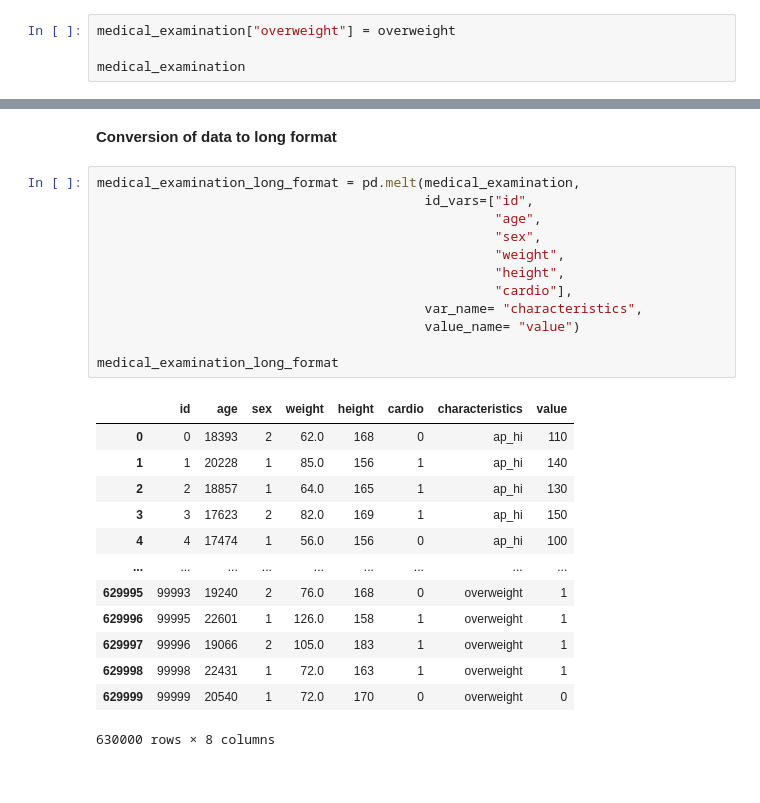
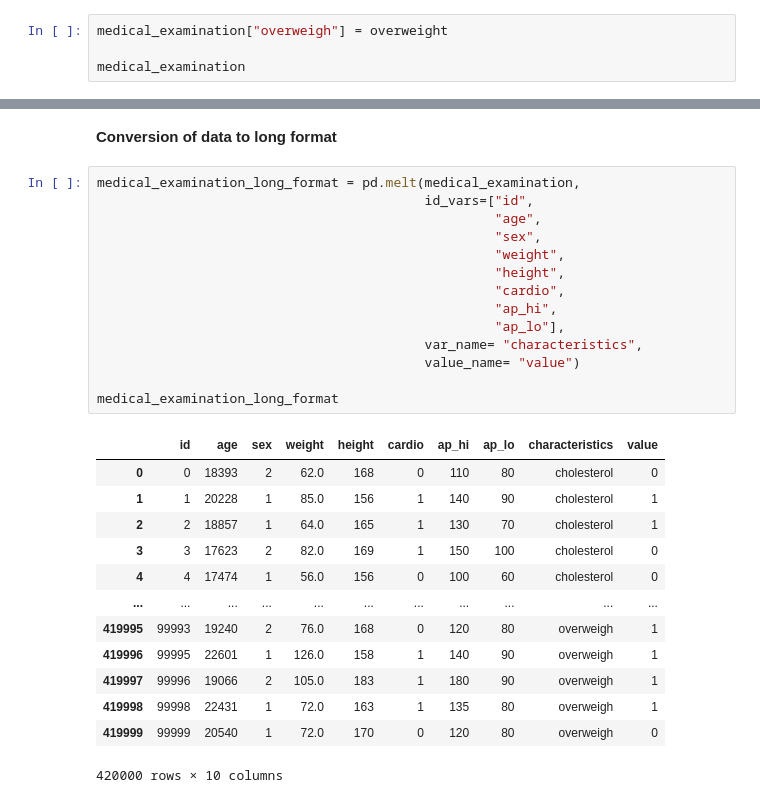
Before and after one commit to Gaspar99/Medical-Data-Visualizer, a Jupyter notebook: Medical Data Visualizer.ipynb, the cells around one changed output, grey strips where cells are left out. Cells and saved outputs as stored; diff of their text form.

```diff
--- a/Medical Data Visualizer.ipynb
+++ b/Medical Data Visualizer.ipynb
@@ -42,5 +57,5 @@ overweight = IMC.map(convert)
 # %%
-medical_examination["overweight"] = overweight
+medical_examination["overweigh"] = overweight
 
 medical_examination
 # %% [output]
@@ -102,27 +144,29 @@ medical_examination
 # %%
 medical_examination_long_format = pd.melt(medical_examination,
                                           id_vars=["id",
                                                    "age",
                                                    "sex",
                                                    "weight",
                                                    "height",
-                                                   "cardio"],
+                                                   "cardio",
+                                                   "ap_hi",
+                                                   "ap_lo"],
                                           var_name= "characteristics",
                                           value_name= "value")
 
 medical_examination_long_format
 # %% [output]
-|  | id | age | sex | weight | height | cardio | characteristics | value |
-| 0 | 0 | 18393 | 2 | 62.0 | 168 | 0 | ap_hi | 110 |
-| 1 | 1 | 20228 | 1 | 85.0 | 156 | 1 | ap_hi | 140 |
-| 2 | 2 | 18857 | 1 | 64.0 | 165 | 1 | ap_hi | 130 |
-| 3 | 3 | 17623 | 2 | 82.0 | 169 | 1 | ap_hi | 150 |
-| 4 | 4 | 17474 | 1 | 56.0 | 156 | 0 | ap_hi | 100 |
-| ... | ... | ... | ... | ... | ... | ... | ... | ... |
-| 629995 | 99993 | 19240 | 2 | 76.0 | 168 | 0 | overweight | 1 |
-| 629996 | 99995 | 22601 | 1 | 126.0 | 158 | 1 | overweight | 1 |
-| 629997 | 99996 | 19066 | 2 | 105.0 | 183 | 1 | overweight | 1 |
-| 629998 | 99998 | 22431 | 1 | 72.0 | 163 | 1 | overweight | 1 |
-| 629999 | 99999 | 20540 | 1 | 72.0 | 170 | 0 | overweight | 0 |
+|  | id | age | sex | weight | height | cardio | ap_hi | ap_lo | characteristics | value |
+| 0 | 0 | 18393 | 2 | 62.0 | 168 | 0 | 110 | 80 | cholesterol | 0 |
+| 1 | 1 | 20228 | 1 | 85.0 | 156 | 1 | 140 | 90 | cholesterol | 1 |
+| 2 | 2 | 18857 | 1 | 64.0 | 165 | 1 | 130 | 70 | cholesterol | 1 |
+| 3 | 3 | 17623 | 2 | 82.0 | 169 | 1 | 150 | 100 | cholesterol | 0 |
+| 4 | 4 | 17474 | 1 | 56.0 | 156 | 0 | 100 | 60 | cholesterol | 0 |
+| ... | ... | ... | ... | ... | ... | ... | ... | ... | ... | ... |
+| 419995 | 99993 | 19240 | 2 | 76.0 | 168 | 0 | 120 | 80 | overweigh | 1 |
+| 419996 | 99995 | 22601 | 1 | 126.0 | 158 | 1 | 140 | 90 | overweigh | 1 |
+| 419997 | 99996 | 19066 | 2 | 105.0 | 183 | 1 | 180 | 90 | overweigh | 1 |
+| 419998 | 99998 | 22431 | 1 | 72.0 | 163 | 1 | 135 | 80 | overweigh | 1 |
+| 419999 | 99999 | 20540 | 1 | 72.0 | 170 | 0 | 120 | 80 | overweigh | 0 |
-630000 rows × 8 columns
+420000 rows × 10 columns
 # %%
```
Also changed, not shown: parts of 8 cells of this notebook.
